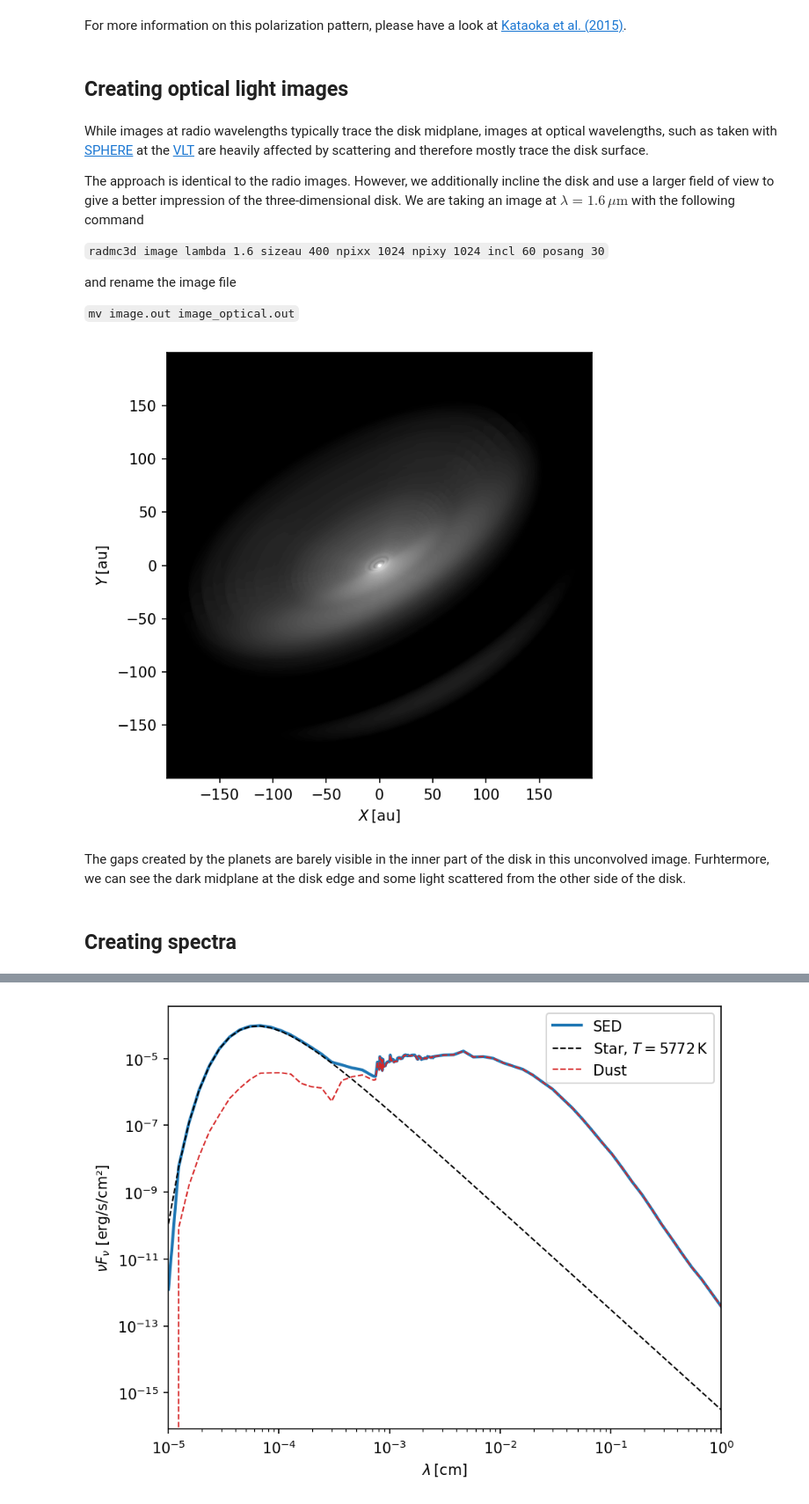
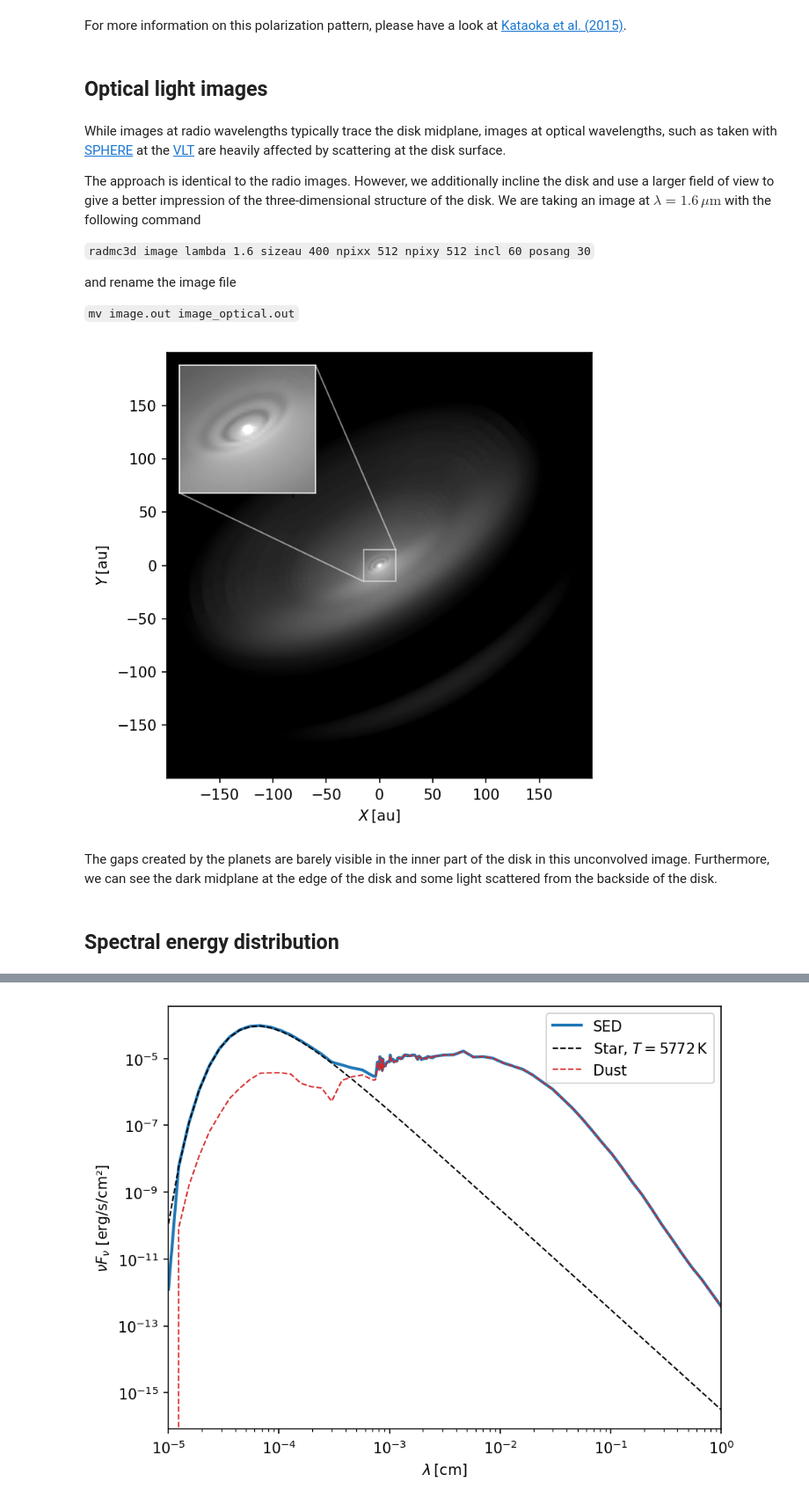
Before and after one commit to stammler/dustpylib, a Jupyter notebook: examples/radtrans/radmc3d.ipynb, the cells around one changed output, grey strips where cells are left out. Shown at 88% size. Cells and saved outputs as stored; diff of their text form; code cells hidden in the pictures.

```diff
--- a/examples/radtrans/radmc3d.ipynb
+++ b/examples/radtrans/radmc3d.ipynb
@@ -454,13 +443,13 @@ fig.tight_layout()
 # %% [markdown]
 For more information on this polarization pattern, please have a look at [Kataoka et al. (2015)](https://doi.org/10.1088/0004-637X/809/1/78).
 # %% [markdown]
-## Creating optical light images
+## Optical light images
 # %% [markdown]
-While images at radio wavelengths typically trace the disk midplane, images at optical wavelengths, such as taken with [SPHERE](https://www.eso.org/sci/facilities/paranal/instruments/sphere.html) at the [VLT](https://www.eso.org/sci/facilities/paranal/telescopes.html) are heavily affected by scattering and therefore mostly trace the disk surface.
+While images at radio wavelengths typically trace the disk midplane, images at optical wavelengths, such as taken with [SPHERE](https://www.eso.org/sci/facilities/paranal/instruments/sphere.html) at the [VLT](https://www.eso.org/sci/facilities/paranal/telescopes.html) are heavily affected by scattering at the disk surface.
 
-The approach is identical to the radio images. However, we additionally incline the disk and use a larger field of view to give a better impression of the three-dimensional disk. We are taking an image at $\lambda=1.6\,\mu\mathrm{m}$ with the following command
+The approach is identical to the radio images. However, we additionally incline the disk and use a larger field of view to give a better impression of the three-dimensional structure of the disk. We are taking an image at $\lambda=1.6\,\mu\mathrm{m}$ with the following command
 
-`radmc3d image lambda 1.6 sizeau 400 npixx 1024 npixy 1024 incl 60 posang 30`
+`radmc3d image lambda 1.6 sizeau 400 npixx 512 npixy 512 incl 60 posang 30`
 
 and rename the image file
 
@@ -470,21 +459,29 @@ image_optical = radmc3d.read_image("radmc3d/image_optical.out")
 # %%
 x, y = image_optical["x"]/c.au, image_optical["y"]/c.au
 I = image_optical["I"]
 Imax = image_optical["I"].max()
 levmax = np.ceil(np.log10(Imax))-2
 levels = np.linspace(levmax-6, levmax, 100)
 fig, ax = plt.subplots()
 ax.set_aspect(1)
 ax.contourf(x, y, np.log10(I[..., 0].T), cmap="gray", levels=levels, extend="both")
 ax.set_xlabel(r"$X\,\left[\mathrm{au}\right]$")
 ax.set_ylabel(r"$Y\,\left[\mathrm{au}\right]$")
+ax_ins = ax.inset_axes([0.03, 0.67, 0.32, 0.30])
+ax_ins.contourf(x, y, np.log10(I[..., 0].T), cmap="gray", levels=levels, extend="both")
+ax_ins.set_xlim(-15, 15)
+ax_ins.set_ylim(-15, 15)
+ax_ins.xaxis.set_tick_params(labelbottom=False)
+ax_ins.yaxis.set_tick_params(labelleft=False)
+ax_ins.spines[["top", "left", "bottom", "right"]].set_color("white")
+ax.indicate_inset_zoom(ax_ins, edgecolor="white")
 fig.tight_layout()
 # %% [output]
-[figure, old version]
+[figure, new version]
 # %% [markdown]
-The gaps created by the planets are barely visible in the inner part of the disk in this unconvolved image. Furhtermore, we can see the dark midplane at the disk edge and some light scattered from the other side of the disk.
+The gaps created by the planets are barely visible in the inner part of the disk in this unconvolved image. Furthermore, we can see the dark midplane at the edge of the disk and some light scattered from the backside of the disk.
 # %% [markdown]
-## Creating spectra
+## Spectral energy distribution
 # %% [markdown]
 To create spectra we can use the following command
 
```
Also changed, not shown: parts of 24 cells of this notebook.
